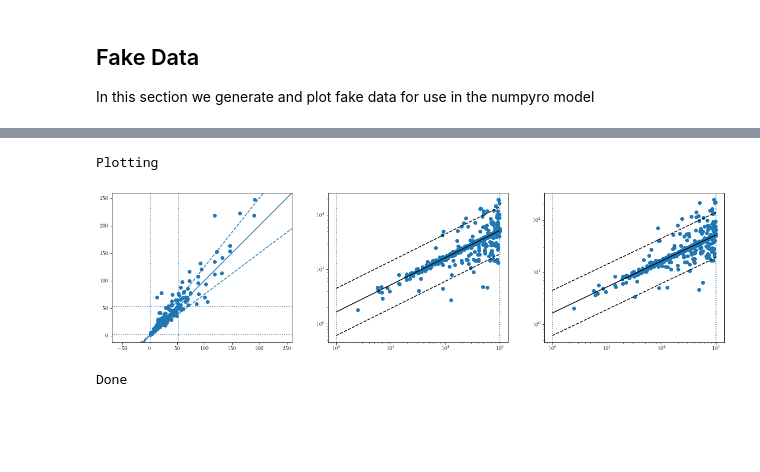
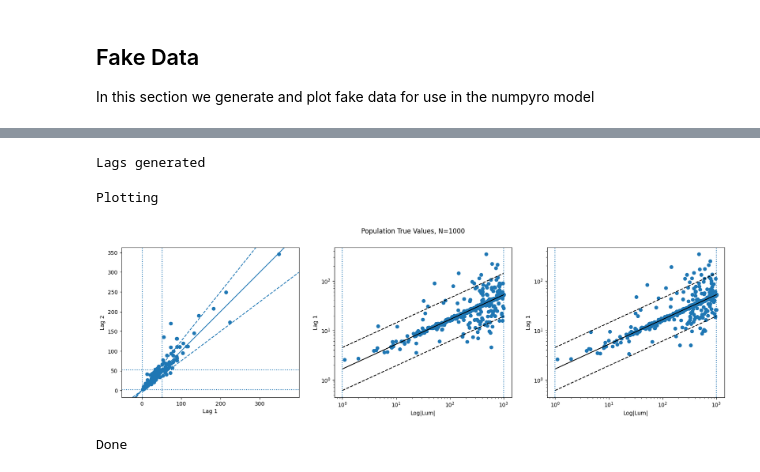
Before and after one commit to HughMcDougall/HMJavelin, a Jupyter notebook: NumpyroTests/HB_FakeData.ipynb, the cells around one changed output, grey strips where cells are left out. Drawn from its saved outputs; the diff is of its cells as text; code cells hidden in the pictures; blank space fills up the shorter version.

```diff
--- a/NumpyroTests/HB_FakeData.ipynb
+++ b/NumpyroTests/HB_FakeData.ipynb
@@ -167,9 +178,10 @@ for i in [1,2]:
     ax[i].axvline(Lmin, ls=':')
     ax[i].axvline(Lmax, ls=':')
 
+fig.suptitle("Population True Values, N=%i" %Nsources)
+ax[0].set(xlabel='Lag 1', ylabel='Lag 2')
+ax[1].set(xlabel='Log|Lum|', ylabel='Lag 1')
+ax[2].set(xlabel='Log|Lum|', ylabel='Lag 1')
+
 plt.show()
 print("Done")
-# %% [output]
-Plotting
-[figure, removed]
-Done
@@ -175,0 +227,50 @@ Done
+# %%
+#Actually generate the lags
+Nsources = 1000
+Lmin = 1
+Lmax = 1000
+L = np.exp(np.random.uniform(low = np.log(Lmin), high = np.log(Lmax), size=Nsources)) # Log Uniform Dist
+L = np.random.uniform(low = Lmin, high = Lmax, size=Nsources) # Uniform
+
+lags = makelags(L, True, False)
+print("Lags generated")
+# %% [output]
+Lags generated
+# %%
+print("Plotting")
+fig, ax = plt.subplots(1,3, figsize=(20,5))
+ax[0].scatter(lags[0],lags[1])
+ax[0].axline([0,0], slope = alpha_sim)
+ax[0].axline([0,0], slope = alpha_sim+delta_sim , ls='--')
+ax[0].axline([0,0], slope = alpha_sim-delta_sim, ls='--')
+ax[0].axis('equal')
+
+ax[0].axvline( np.exp(np.log(Lmin)*alpha_RL[0] + beta_RL[0]), ls=':')
+ax[0].axhline( np.exp(np.log(Lmin)*alpha_RL[1] + beta_RL[1]), ls=':')
+ax[0].axvline( np.exp(np.log(Lmax)*alpha_RL[0] + beta_RL[0]), ls=':')
+ax[0].axhline( np.exp(np.log(Lmax)*alpha_RL[1] + beta_RL[1]), ls=':')
+
+plotspace = np.linspace(Lmin,Lmax, 2)
+for i in [1,2]:
+    ax[i].scatter(L,lags[i-1])
+    ax[i].set_xscale('log')
+    ax[i].set_yscale('log')
+
+    ax[i].plot( plotspace, np.exp(np.log(plotspace) * alpha_RL[i-1] + beta_RL[i-1]), c='k', ls='-')
+    ax[i].plot( plotspace, np.exp(np.log(plotspace) * alpha_RL[i-1] + beta_RL[i-1] - delta_RL[i-1]), c='k', ls='--')
+    ax[i].plot( plotspace, np.exp(np.log(plotspace) * alpha_RL[i-1] + beta_RL[i-1] + delta_RL[i-1]), c='k', ls='--')
+
+    ax[i].axvline(Lmin, ls=':')
+    ax[i].axvline(Lmax, ls=':')
+
+fig.suptitle("Population True Values, N=%i" %Nsources)
+ax[0].set(xlabel='Lag 1', ylabel='Lag 2')
+ax[1].set(xlabel='Log|Lum|', ylabel='Lag 1')
+ax[2].set(xlabel='Log|Lum|', ylabel='Lag 1')
+
+plt.show()
+print("Done")
+# %% [output]
+Plotting
+[figure, added]
+Done
```
Also changed, not shown: parts of 7 cells of this notebook, 5 other files.
